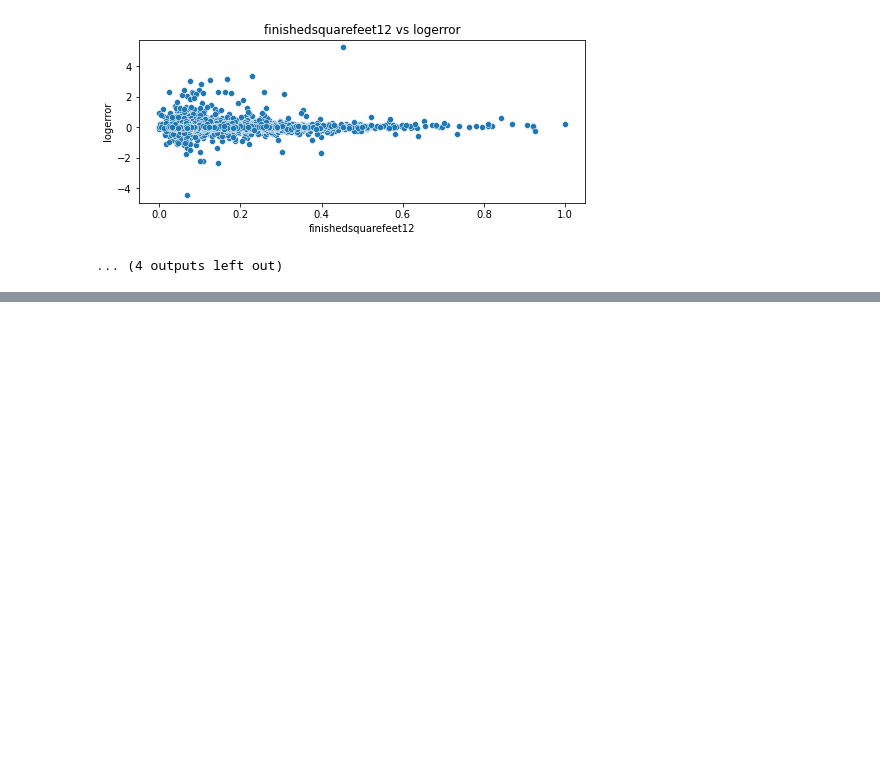
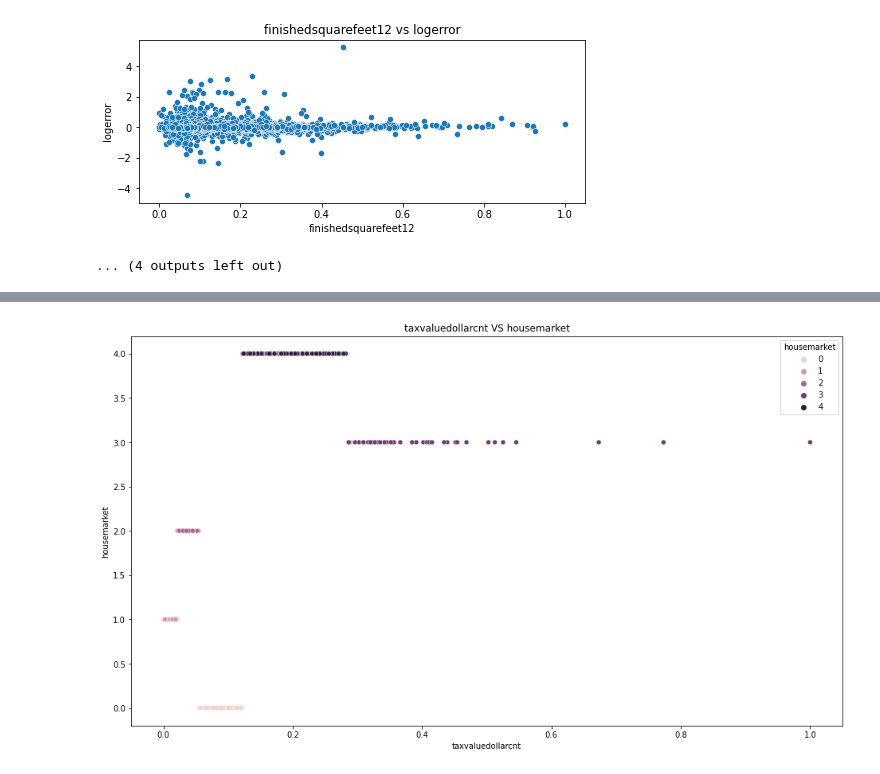
Before and after one commit to carterrxavier/clustering-project, a Jupyter notebook: initialnotebook.ipynb, the cells around one changed output, grey strips where cells are left out. Drawn from its saved outputs; the diff is of its cells as text; code cells hidden in the pictures; blank space fills up the shorter version.

```diff
--- a/initialnotebook.ipynb
+++ b/initialnotebook.ipynb
@@ -126,0 +113,4 @@ sns.scatter
+# %%
+X = cluster.show_cluster(X, 5, 'housemarket')
+# %% [output]
+[figure, added]
```
Also changed, not shown: parts of 36 cells of this notebook, 1 other file.
